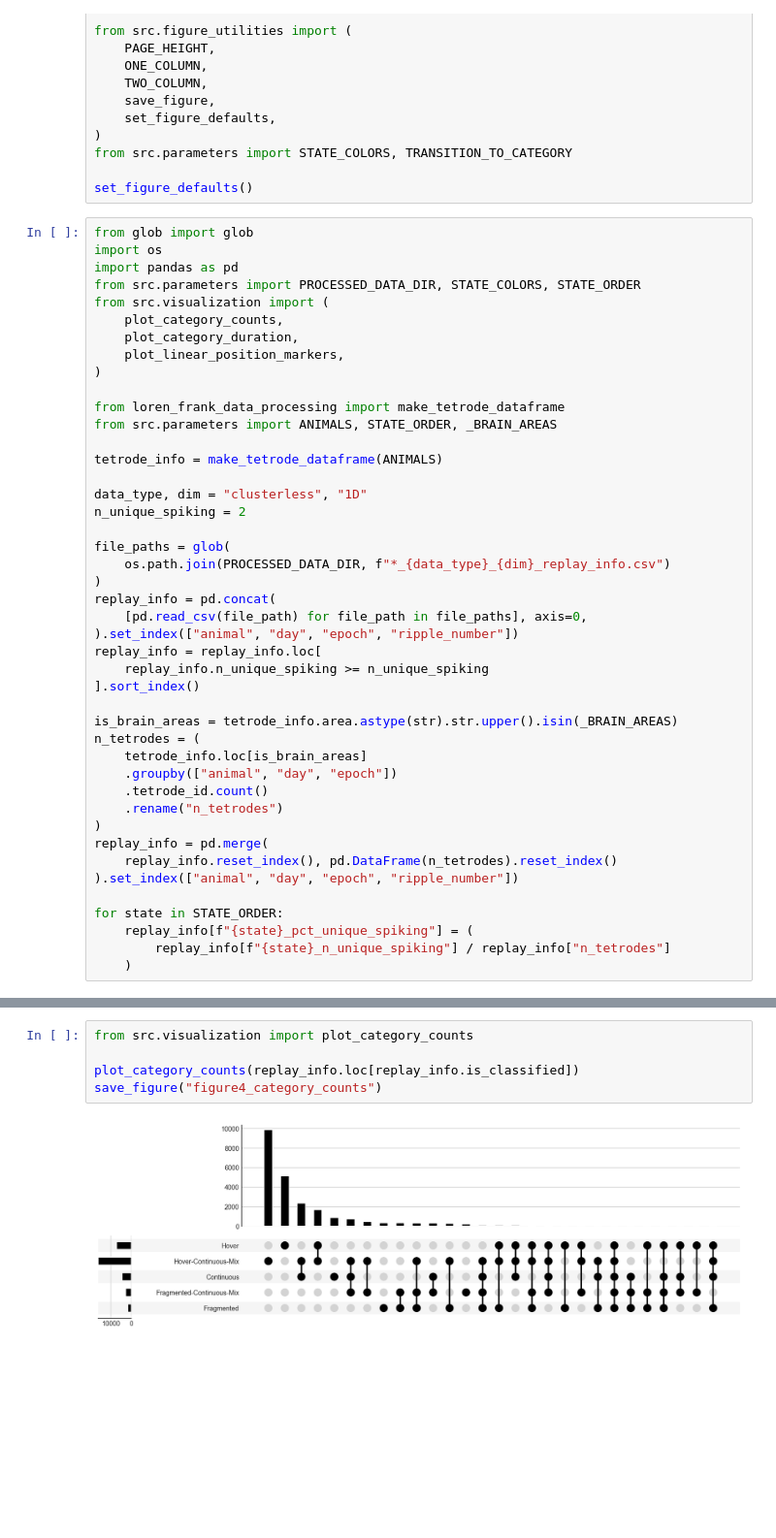
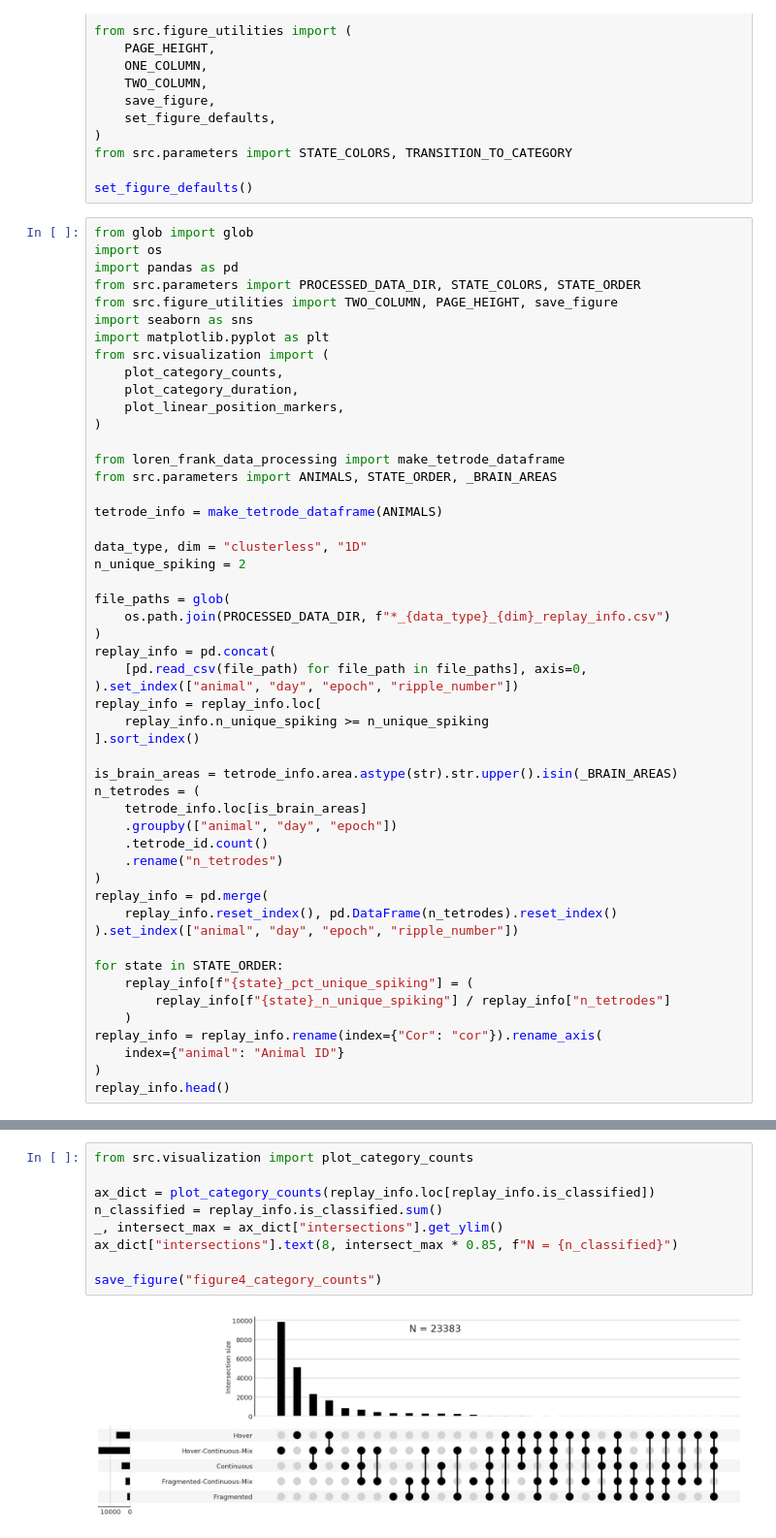
Before and after one commit to Eden-Kramer-Lab/replay_trajectory_paper, a Jupyter notebook: notebooks/Figure4.ipynb, the cells around one changed output, grey strips where cells are left out. Shown at 97% size. Cells and saved outputs as stored; diff of their text form; blank space fills up the shorter version.

Commit message:
Figure updates from lab meeting

```diff
--- a/notebooks/Figure4.ipynb
+++ b/notebooks/Figure4.ipynb
@@ -32,6 +32,9 @@ from glob import glob
 import os
 import pandas as pd
 from src.parameters import PROCESSED_DATA_DIR, STATE_COLORS, STATE_ORDER
+from src.figure_utilities import TWO_COLUMN, PAGE_HEIGHT, save_figure
+import seaborn as sns
+import matplotlib.pyplot as plt
 from src.visualization import (
     plot_category_counts,
     plot_category_duration,
@@ -71,3 +74,7 @@ for state in STATE_ORDER:
     replay_info[f"{state}_pct_unique_spiking"] = (
         replay_info[f"{state}_n_unique_spiking"] / replay_info["n_tetrodes"]
     )
+replay_info = replay_info.rename(index={"Cor": "cor"}).rename_axis(
+    index={"animal": "Animal ID"}
+)
+replay_info.head()
@@ -135,7 +90,11 @@ Text(0.5, 1, 'Classified ripples with\nhover-continuous-mix content')
 # %%
 from src.visualization import plot_category_counts
 
-plot_category_counts(replay_info.loc[replay_info.is_classified])
+ax_dict = plot_category_counts(replay_info.loc[replay_info.is_classified])
+n_classified = replay_info.is_classified.sum()
+_, intersect_max = ax_dict["intersections"].get_ylim()
+ax_dict["intersections"].text(8, intersect_max * 0.85, f"N = {n_classified}")
+
 save_figure("figure4_category_counts")
 # %% [output]
-[figure, old version]
+[figure, new version]
```
Also changed, not shown: parts of 16 cells of this notebook, 13 other files.
